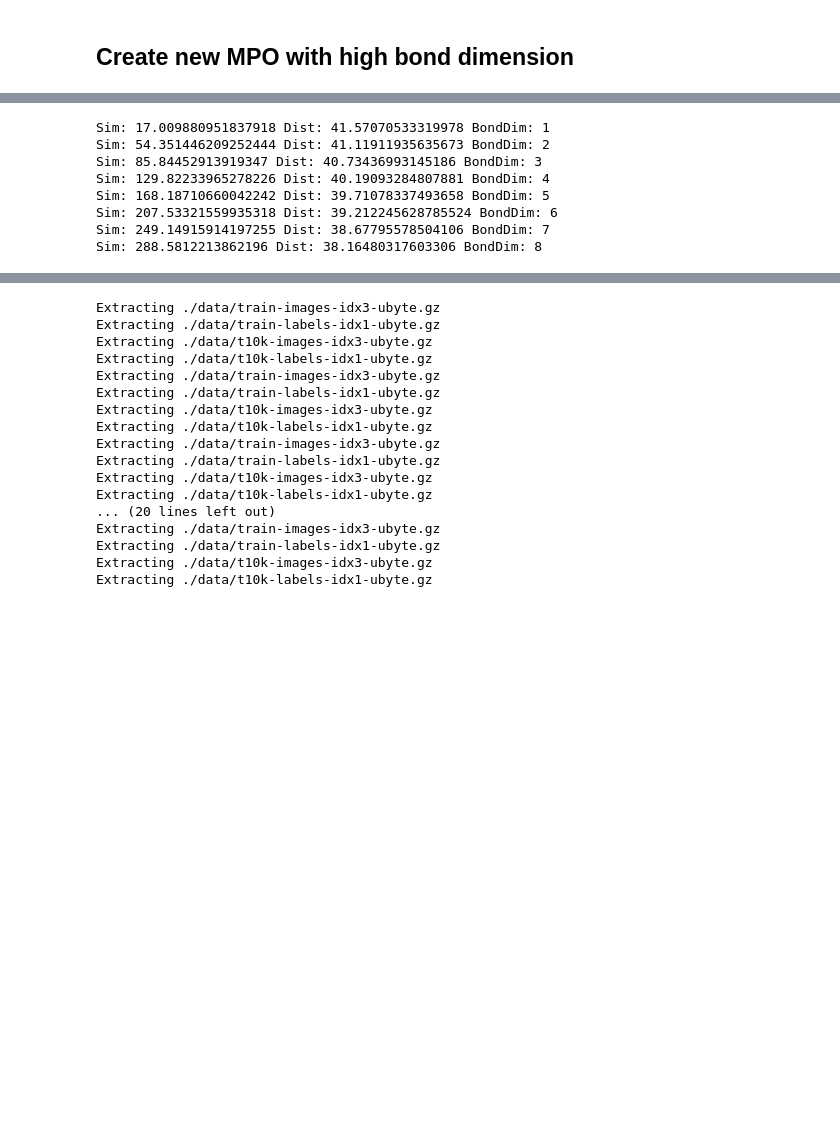
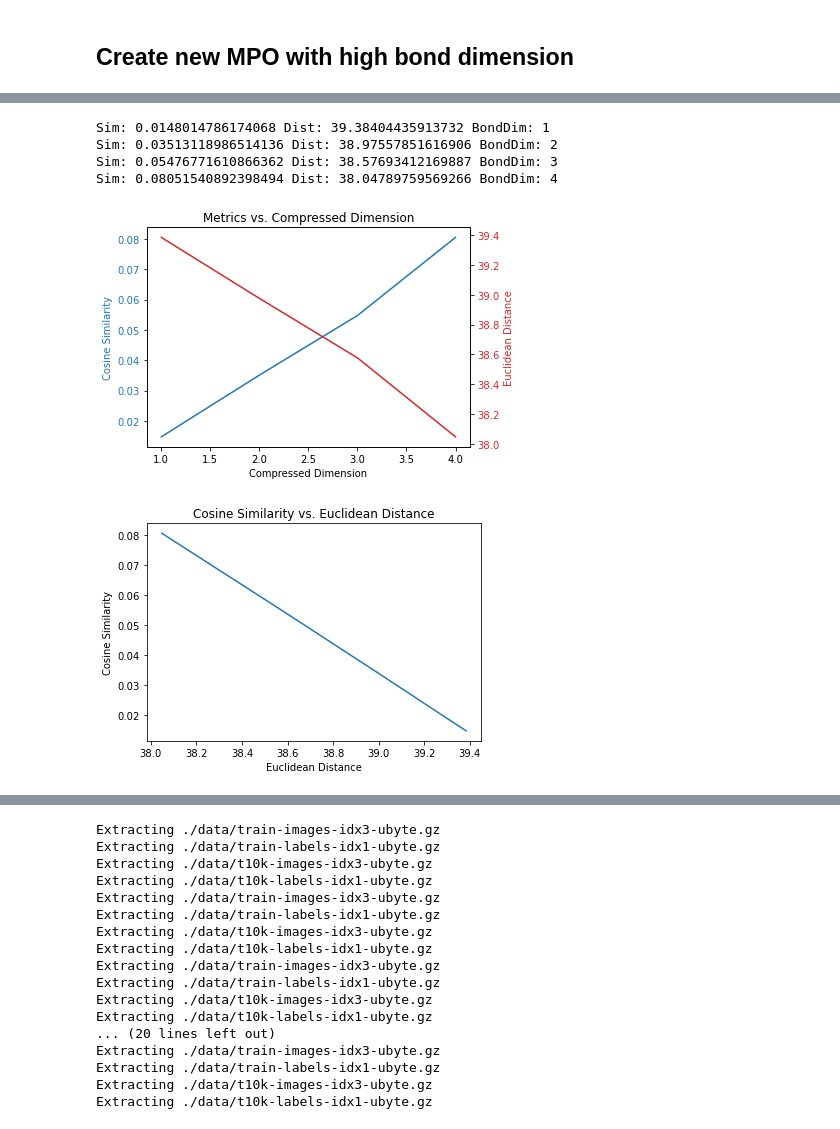
Before and after one commit to aaronleesander/DMRG-inspired-Algorithms-for-Neural-Network-Compression, a Jupyter notebook: DMRG/FC2_Weights_Matrix.ipynb, the cells around one changed output, grey strips where cells are left out. Drawn from its saved outputs; the diff is of its cells as text; code cells hidden in the pictures; blank space fills up the shorter version.

Commit message:
FC2_weights_matrix prepared for generating graphs

```diff
--- a/DMRG/FC2_Weights_Matrix.ipynb
+++ b/DMRG/FC2_Weights_Matrix.ipynb
@@ -180,7 +178,7 @@ def compress_layer_stop(raw_state, phys_dim, threshold, compressed_state=0, plot
     dist = []  # Frobenius norm
     sim = []   # Cosine similarity (Scalar product)
     dist.append(metrics.overlap(compressed_state, raw_state))
-    sim.append(metrics.scalar_product(compressed_state, raw_state))
+    sim.append(metrics.similarity(compressed_state, raw_state))
     best_dist = []
     best_sim = []
     compressions = []
@@ -197,15 +195,14 @@ def compress_layer_stop(raw_state, phys_dim, threshold, compressed_state=0, plot
 
         # Metrics taken after each sweep
         dist.append(metrics.overlap(compressed_state, raw_state))
-        sim.append(metrics.scalar_product(compressed_state, raw_state))
+        sim.append(metrics.similarity(compressed_state, raw_state))
         # Check if sweeps are still working
         if np.abs(dist[-2]-dist[-1]) < threshold:
             # Normalize to maintain length and update metrics
             #compressed_state, _ = can.left_normalize(compressed_state)
-            best_dist.append((metrics.overlap(compressed_state, raw_state)))
-            best_sim.append(metrics.scalar_product(compressed_state, raw_state))
-            if plot == 0:
-                print("Sim:", best_sim[-1], "Dist:", best_dist[-1], "BondDim:", max_bond_dim)
+            best_dist.append(dist[-1])
+            best_sim.append(sim[-1])
+            print("Sim:", best_sim[-1], "Dist:", best_dist[-1], "BondDim:", max_bond_dim)
             compressions.append(compressed_state[:])
 
             # Break if we cannot increase bond dimension anymore
@@ -231,12 +228,31 @@ def compress_layer_stop(raw_state, phys_dim, threshold, compressed_state=0, plot
 
     if plot == 1:
         max_bond_dim = range(1, len(best_dist)+1)
+        fig, ax1 = plt.subplots()
+
+        color = 'tab:blue'
+        ax1.set_xlabel('Compressed Dimension')
+        ax1.set_ylabel('Cosine Similarity', color=color)
+        ax1.plot(max_bond_dim, best_sim, color=color)
+        ax1.tick_params(axis='y', labelcolor=color)
+
+        ax2 = ax1.twinx()
+        color = 'tab:red'
+        ax2.set_ylabel('Euclidean Distance', color=color)
+        ax2.plot(max_bond_dim, best_dist, color=color)
+        ax2.tick_params(axis='y', labelcolor=color)
+
+        plt.title('Metrics vs. Compressed Dimension')
+
+        fig.tight_layout()
+        plt.show()
 
         plt.figure()
-        plt.title("Euclidean Distance vs. Max Bond Dimension")
-        plt.xlabel("Max Bond Dimension")
-        plt.ylabel("Euclidean Distance")
-        plt.plot(max_bond_dim, best_dist)
+        plt.title("Cosine Similarity vs. Euclidean Distance")
+        plt.xlabel("Euclidean Distance")
+        plt.ylabel("Cosine Similarity")
+
+        plt.plot(best_dist, best_sim)
 
     return compressions, best_dist, best_sim
 # %%
@@ -428,14 +383,12 @@ MPS_0 = vector_to_left_canonical_MPS_NN(vector_W0, phys_dim=[4, 4, 28, 28, 4, 4]
 vector_W1 = np.reshape(W_1, (W_1.shape[0]*W_1.shape[1]))
 MPS_1 = vector_to_left_canonical_MPS_NN(vector_W1, phys_dim=[2, 2, 8, 20, 2, 2])
 # %%
-compressed_MPS_0, dist, sim = compress_layer_stop(MPS_0, phys_dim=[4, 4, 28, 28, 4, 4], threshold=1e-3, plot=0, stopping_point=9)
+compressed_MPS_0, dist0, sim0 = compress_layer_stop(MPS_0, phys_dim=[4, 4, 28, 28, 4, 4], threshold=1e-3, plot=1, stopping_point=5)
 # %% [output]
-Sim: 17.009880951837918 Dist: 41.57070533319978 BondDim: 1
-Sim: 54.351446209252444 Dist: 41.11911935635673 BondDim: 2
-Sim: 85.84452913919347 Dist: 40.73436993145186 BondDim: 3
-Sim: 129.82233965278226 Dist: 40.19093284807881 BondDim: 4
-Sim: 168.18710660042242 Dist: 39.71078337493658 BondDim: 5
-Sim: 207.53321559935318 Dist: 39.212245628785524 BondDim: 6
-Sim: 249.14915914197255 Dist: 38.67795578504106 BondDim: 7
-Sim: 288.5812213862196 Dist: 38.16480317603306 BondDim: 8
+Sim: 0.0148014786174068 Dist: 39.38404435913732 BondDim: 1
+Sim: 0.03513118986514136 Dist: 38.97557851616906 BondDim: 2
+Sim: 0.05476771610866362 Dist: 38.57693412169887 BondDim: 3
+Sim: 0.08051540892398494 Dist: 38.04789759569266 BondDim: 4
+[figure, added]
+[figure, added]
 # %%
```
Also changed, not shown: parts of 17 cells of this notebook, 3 other files.
